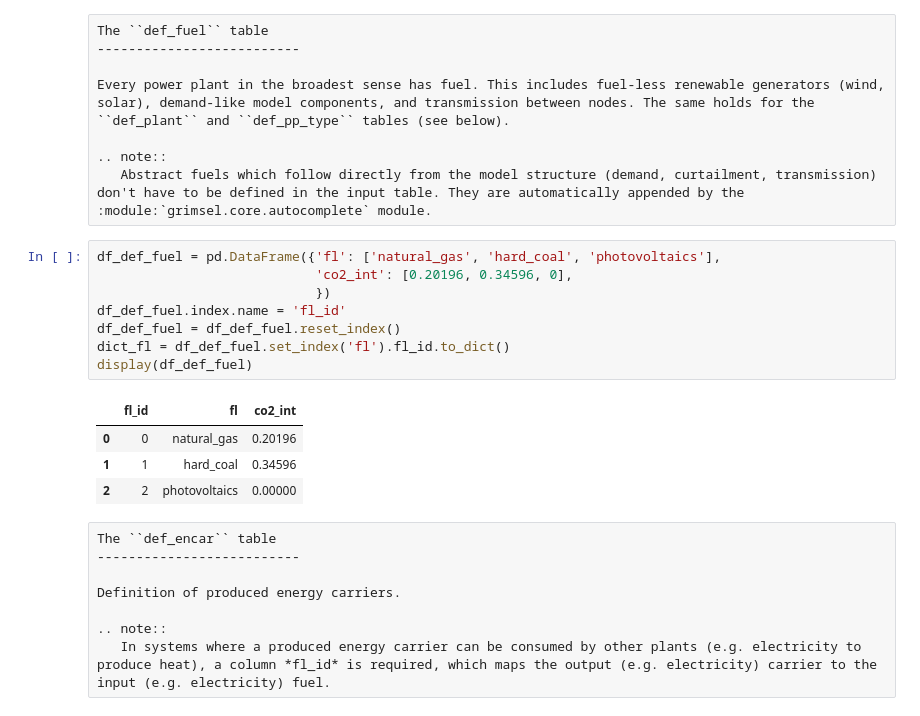
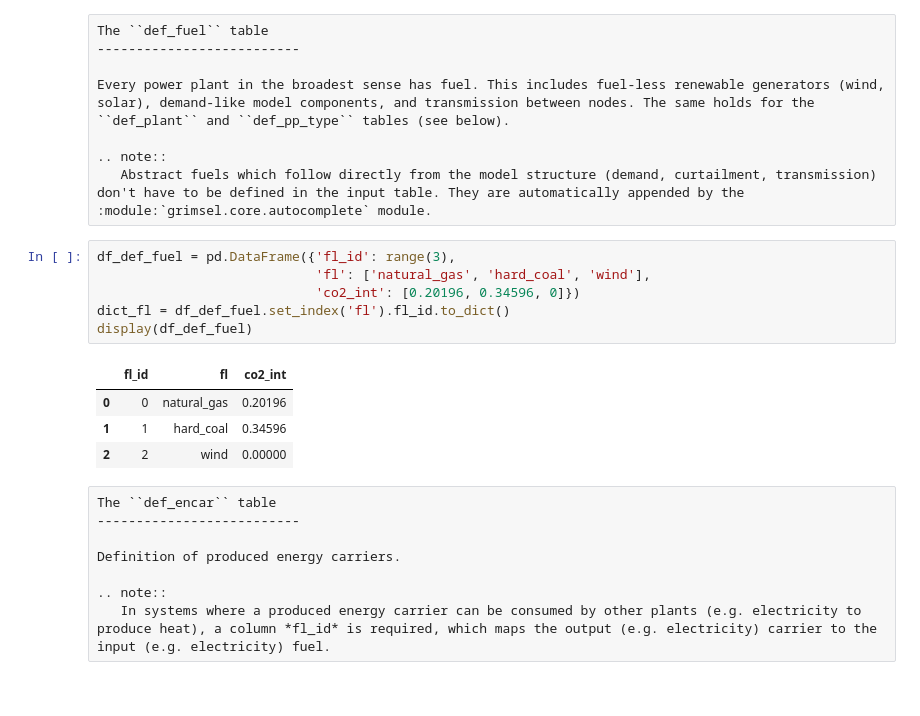
Before and after one commit to mcsoini/grimsel, a Jupyter notebook: notebooks/doc_introductory_example.ipynb, the cells around one changed output. Drawn from its saved outputs; the diff is of its cells as text.

```diff
--- a/notebooks/doc_introductory_example.ipynb
+++ b/notebooks/doc_introductory_example.ipynb
@@ -41,18 +58,16 @@ Every power plant in the broadest sense has fuel. This includes fuel-less renewa
 .. note::
    Abstract fuels which follow directly from the model structure (demand, curtailment, transmission) don't have to be defined in the input table. They are automatically appended by the :module:`grimsel.core.autocomplete` module.
 # %%
-df_def_fuel = pd.DataFrame({'fl': ['natural_gas', 'hard_coal', 'photovoltaics'],
-                            'co2_int': [0.20196, 0.34596, 0],
-                            })
-df_def_fuel.index.name = 'fl_id'
-df_def_fuel = df_def_fuel.reset_index()
+df_def_fuel = pd.DataFrame({'fl_id': range(3),
+                            'fl': ['natural_gas', 'hard_coal', 'wind'],
+                            'co2_int': [0.20196, 0.34596, 0]})
 dict_fl = df_def_fuel.set_index('fl').fl_id.to_dict()
 display(df_def_fuel)
 # %% [output]
 |  | fl_id | fl | co2_int |
 | 0 | 0 | natural_gas | 0.20196 |
 | 1 | 1 | hard_coal | 0.34596 |
-| 2 | 2 | photovoltaics | 0.00000 |
+| 2 | 2 | wind | 0.00000 |
 # %% [raw]
 The ``def_encar`` table
 --------------------------
```
Also changed, not shown: parts of 14 cells of this notebook.
